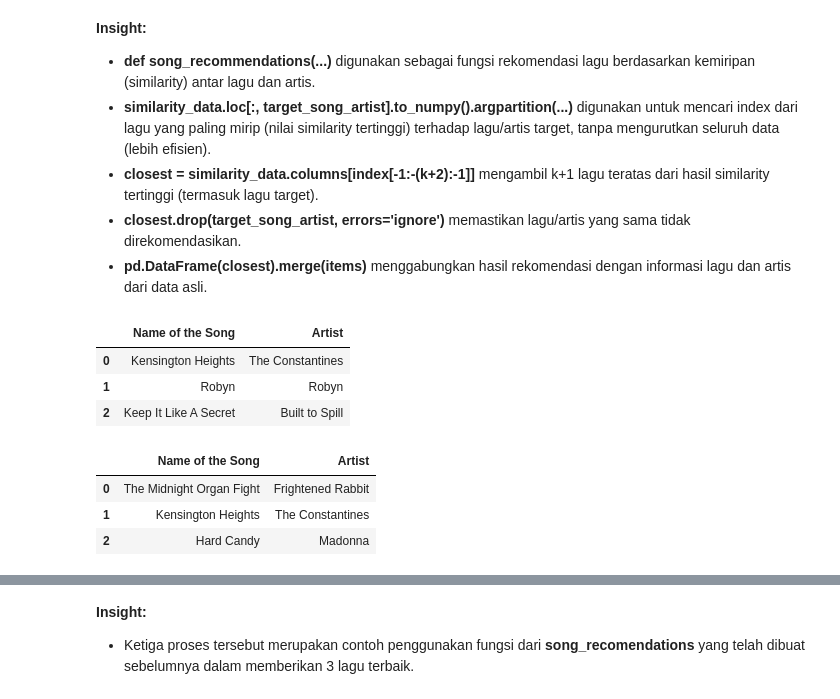
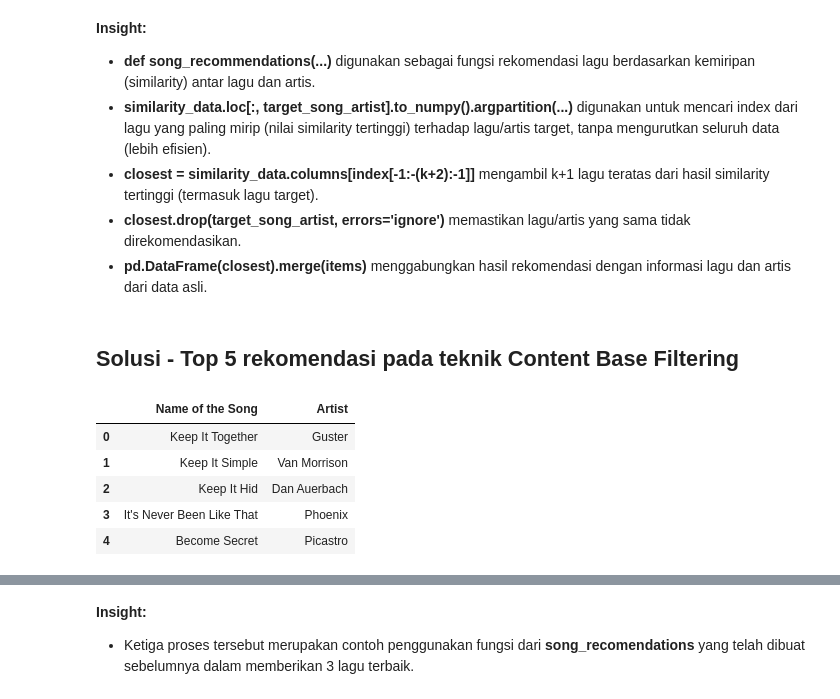
Before and after one commit to kevinandreas913/Sistemrekomendasi_CBF_CF, a Jupyter notebook: Proyek sistem rekomendasi - Dataset Song.ipynb, the cells around one changed output, grey strips where cells are left out. Saved outputs shown, nothing was run; the diff lists cells and outputs as text; code cells hidden in the pictures.

```diff
--- a/Proyek sistem rekomendasi - Dataset Song.ipynb
+++ b/Proyek sistem rekomendasi - Dataset Song.ipynb
@@ -307,17 +323,14 @@ def song_recomendations(target_song_artist, similarity_data=cosine_sim_df, items
 - **closest = similarity_data.columns[index[-1:-(k+2):-1]]** mengambil k+1 lagu teratas dari hasil similarity tertinggi (termasuk lagu target).
 - **closest.drop(target_song_artist, errors='ignore')** memastikan lagu/artis yang sama tidak direkomendasikan.
 - **pd.DataFrame(closest).merge(items)** menggabungkan hasil rekomendasi dengan informasi lagu dan artis dari data asli.
-# %%
-song_recomendations('Dry Food')
-# %% [output]
-|  | Name of the Song | Artist |
-| 0 | Kensington Heights | The Constantines |
-| 1 | Robyn | Robyn |
-| 2 | Keep It Like A Secret | Built to Spill |
-# %%
-song_recomendations('Robyn')
-# %% [output]
-|  | Name of the Song | Artist |
-| 0 | The Midnight Organ Fight | Frightened Rabbit |
-| 1 | Kensington Heights | The Constantines |
-| 2 | Hard Candy | Madonna |
+# %% [markdown]
+## Solusi - Top 5 rekomendasi pada teknik Content Base Filtering
+# %%
+song_recomendations('Keep It Like A Secret')
+# %% [output]
+|  | Name of the Song | Artist |
+| 0 | Keep It Together | Guster |
+| 1 | Keep It Simple | Van Morrison |
+| 2 | Keep It Hid | Dan Auerbach |
+| 3 | It's Never Been Like That | Phoenix |
+| 4 | Become Secret | Picastro |
```
Also changed, not shown: parts of 33 cells of this notebook, 3 other files.
